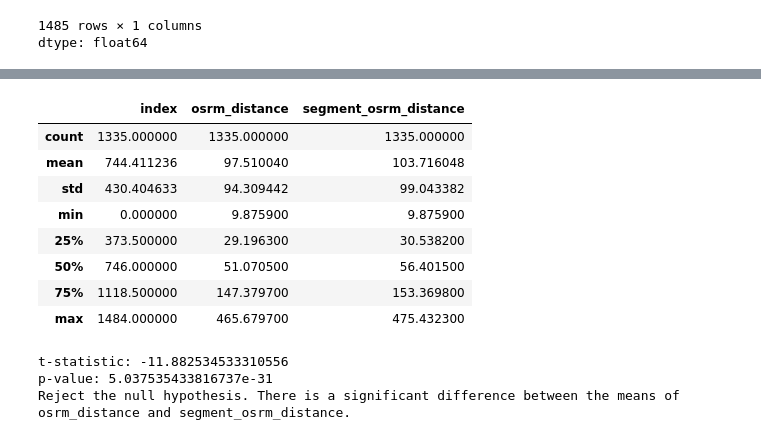
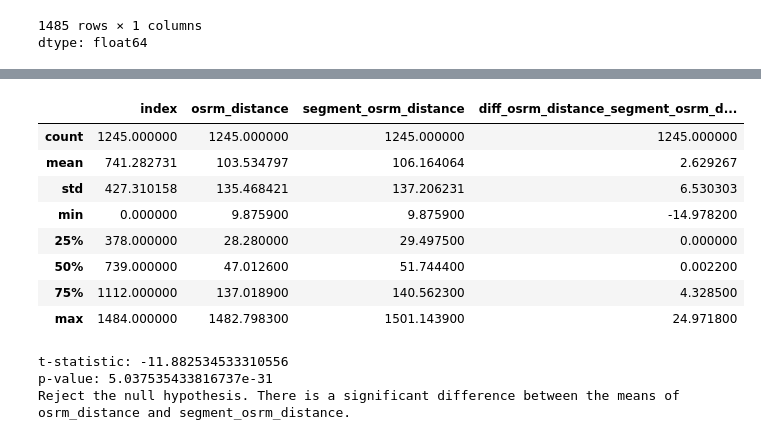
Before and after one commit to akshayabhale1406/SCLR_Delhivery_FE, a Jupyter notebook: Delhivery_FE.ipynb, the cells around one changed output, grey strips where cells are left out. Saved outputs shown, nothing was run; the diff lists cells and outputs as text; code cells hidden in the pictures.

```diff
--- a/Delhivery_FE.ipynb
+++ b/Delhivery_FE.ipynb
@@ -518,3 +511,13 @@ df_hypo_test1.describe()
+# %%
+def remove_outliers_iqr(df_in, column_in):
+  q1 = df_in[column_in].quantile(0.25)
+  q2 = df_in[column_in].quantile(0.75)
+  iqr = q2 -q1
+  lower_bound = q1 - 1.5 * iqr
+  upper_bound = q2 + 1.5 * iqr
+  df_out = df_in[(df_in[column_in] >= lower_bound) & (df_in[column_in] <= upper_bound)]
+
+  return df_out
 # %%
 import matplotlib.pyplot as plt
 plt.figure(figsize=(10, 6))
@@ -898,5 +834,6 @@ df_odav_seg = df.groupby(["trip_uuid"])["segment_osrm_distance"].sum()
 df_odav = df_odav.reset_index()
 df_odav = df_odav.merge(df_odav_seg, left_on='trip_uuid', right_on='trip_uuid')
 df_odav = df_odav.reset_index()
+df_odav["diff_osrm_distance_segment_osrm_distance"] = df_odav["segment_osrm_distance"] - df_odav["osrm_distance"]
 df_odav
 # %% [output]
@@ -928 +874,3 @@ df_odav.describe()
+# %%
+df_odav_out = remove_outliers_iqr(df_odav, "diff_osrm_distance_segment_osrm_distance")
 # %%
@@ -957,15 +891,15 @@ df_odav_outremoved
 # %%
-df_odav_outremoved.describe()
+df_odav_out.describe()
 # %% [output]
-|  | index | osrm_distance | segment_osrm_distance |
-| count | 1335.000000 | 1335.000000 | 1335.000000 |
-| mean | 744.411236 | 97.510040 | 103.716048 |
-| std | 430.404633 | 94.309442 | 99.043382 |
-| min | 0.000000 | 9.875900 | 9.875900 |
-| 25% | 373.500000 | 29.196300 | 30.538200 |
-| 50% | 746.000000 | 51.070500 | 56.401500 |
-| 75% | 1118.500000 | 147.379700 | 153.369800 |
-| max | 1484.000000 | 465.679700 | 475.432300 |
+|  | index | osrm_distance | segment_osrm_distance | diff_osrm_distance_segment_osrm_d... |
+| count | 1245.000000 | 1245.000000 | 1245.000000 | 1245.000000 |
+| mean | 741.282731 | 103.534797 | 106.164064 | 2.629267 |
+| std | 427.310158 | 135.468421 | 137.206231 | 6.530303 |
+| min | 0.000000 | 9.875900 | 9.875900 | -14.978200 |
+| 25% | 378.000000 | 28.280000 | 29.497500 | 0.000000 |
+| 50% | 739.000000 | 47.012600 | 51.744400 | 0.002200 |
+| 75% | 1112.000000 | 137.018900 | 140.562300 | 4.328500 |
+| max | 1484.000000 | 1482.798300 | 1501.143900 | 24.971800 |
 # %%
 t_statistic, p_value = stats.ttest_rel(df_odav_outremoved["osrm_distance"], df_odav_outremoved["segment_osrm_distance"])
 print("t-statistic:", t_statistic)
```
Also changed, not shown: parts of 26 cells of this notebook.
